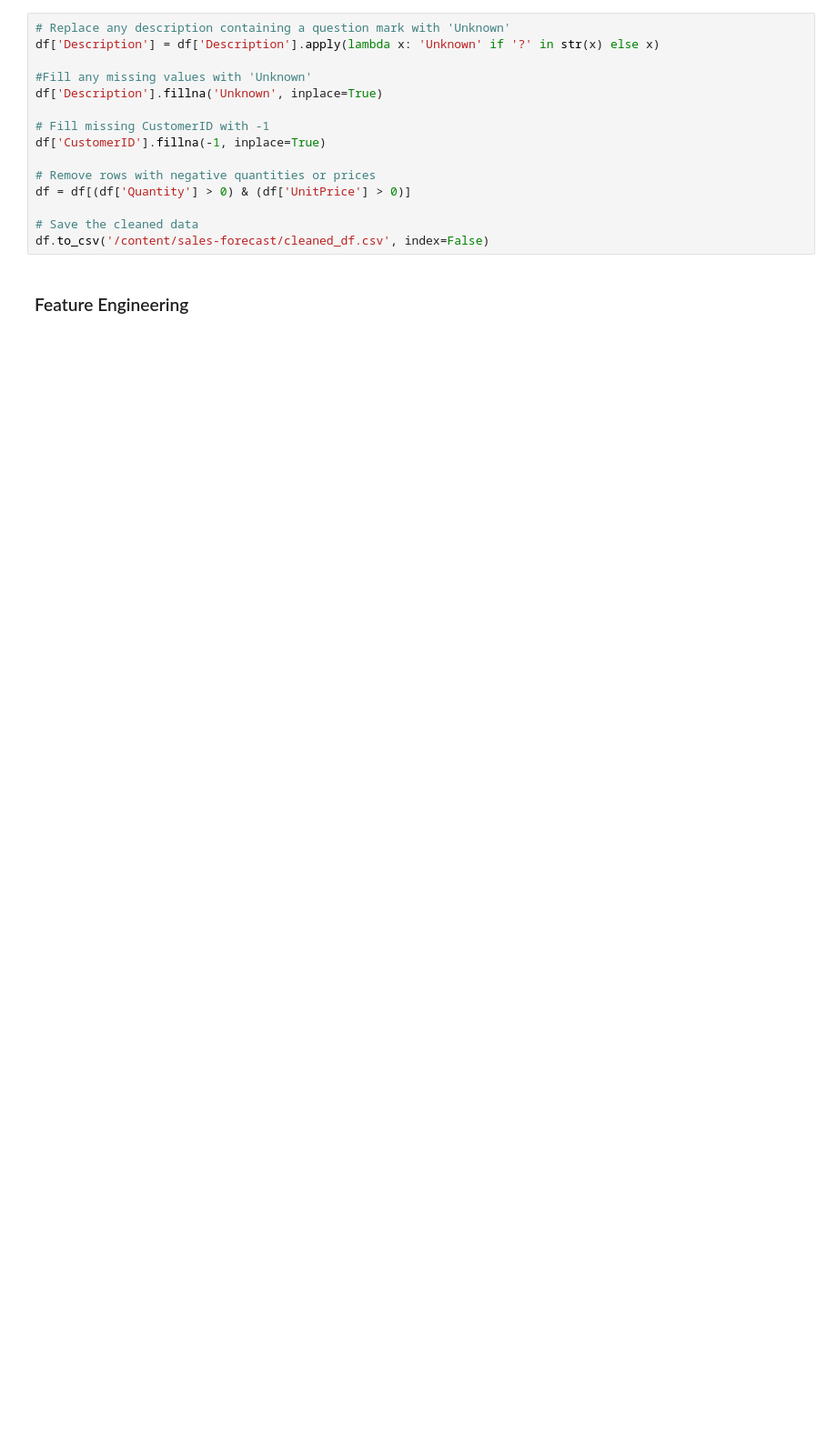
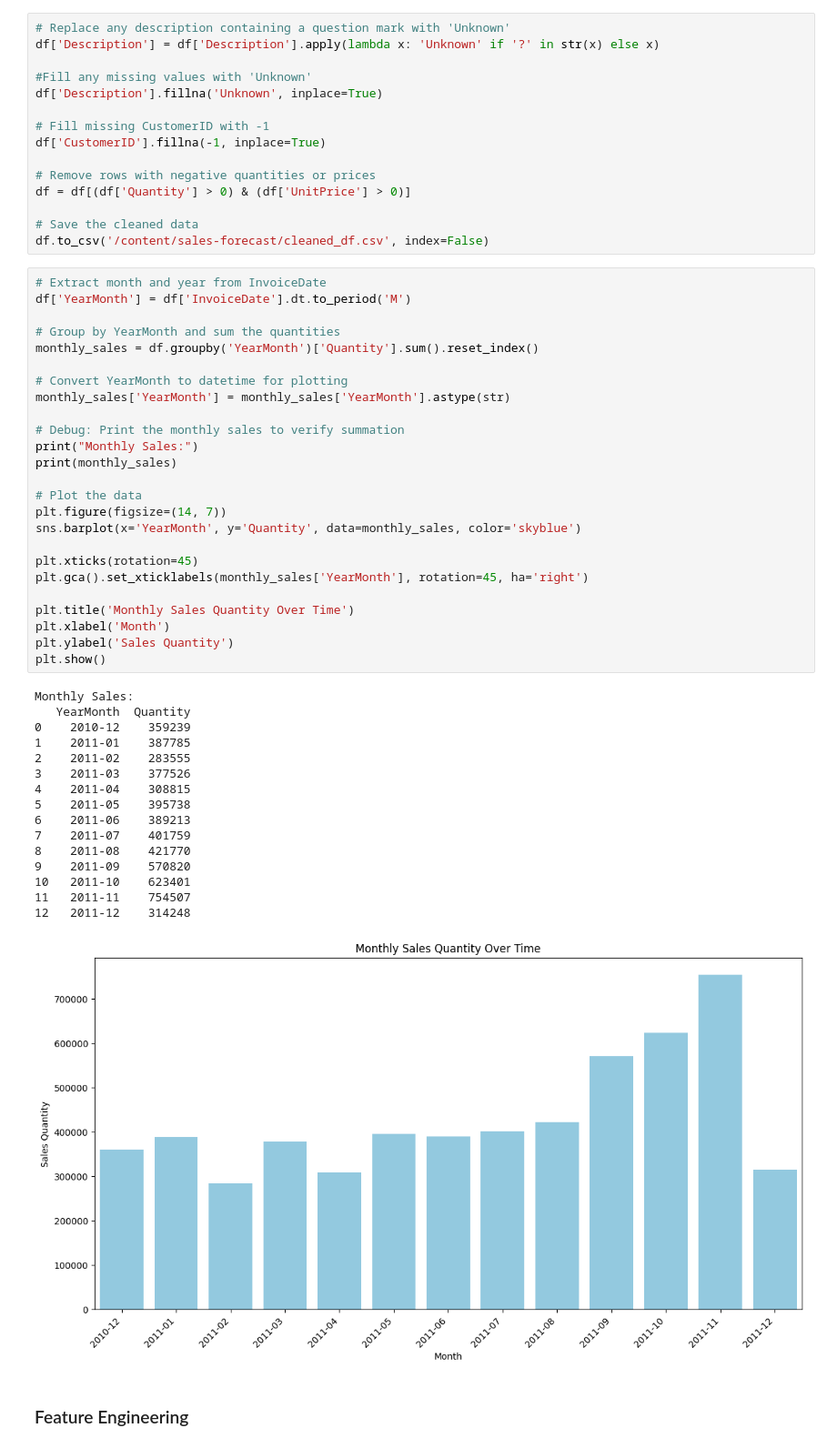
Before and after one commit to ramya1907/sales-forecast, a Jupyter notebook: sales-forecast.ipynb, the cells around one changed output. Shown at 91% size. Cells and saved outputs as stored; diff of their text form; blank space fills up the shorter version.

```diff
--- a/sales-forecast.ipynb
+++ b/sales-forecast.ipynb
@@ -75,6 +65,48 @@ df = df[(df['Quantity'] > 0) & (df['UnitPrice'] > 0)]
 
 # Save the cleaned data
 df.to_csv('/content/sales-forecast/cleaned_df.csv', index=False)
+# %%
+# Extract month and year from InvoiceDate
+df['YearMonth'] = df['InvoiceDate'].dt.to_period('M')
+
+# Group by YearMonth and sum the quantities
+monthly_sales = df.groupby('YearMonth')['Quantity'].sum().reset_index()
+
+# Convert YearMonth to datetime for plotting
+monthly_sales['YearMonth'] = monthly_sales['YearMonth'].astype(str)
+
+# Debug: Print the monthly sales to verify summation
+print("Monthly Sales:")
+print(monthly_sales)
+
+# Plot the data
+plt.figure(figsize=(14, 7))
+sns.barplot(x='YearMonth', y='Quantity', data=monthly_sales, color='skyblue')
+
+plt.xticks(rotation=45)
+plt.gca().set_xticklabels(monthly_sales['YearMonth'], rotation=45, ha='right')
+
+plt.title('Monthly Sales Quantity Over Time')
+plt.xlabel('Month')
+plt.ylabel('Sales Quantity')
+plt.show()
+# %% [output]
+Monthly Sales:
+   YearMonth  Quantity
+0    2010-12    359239
+1    2011-01    387785
+2    2011-02    283555
+3    2011-03    377526
+4    2011-04    308815
+5    2011-05    395738
+6    2011-06    389213
+7    2011-07    401759
+8    2011-08    421770
+9    2011-09    570820
+10   2011-10    623401
+11   2011-11    754507
+12   2011-12    314248
+[figure, added]
 # %% [markdown]
 ### Feature Engineering
 # %%
```
Also changed, not shown: parts of 13 cells of this notebook.
